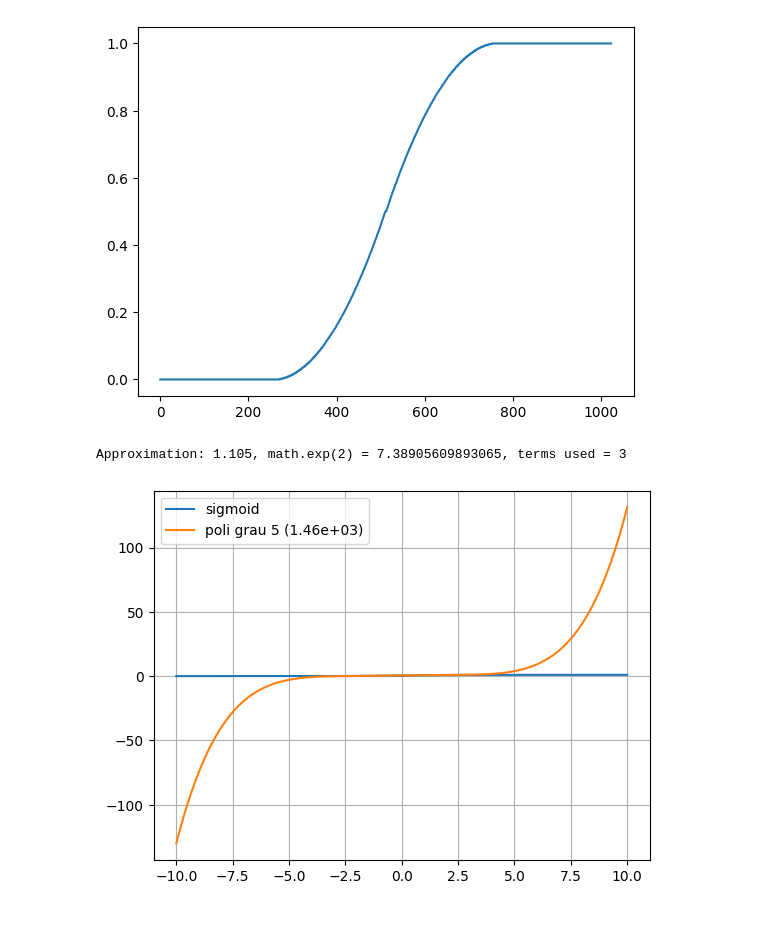
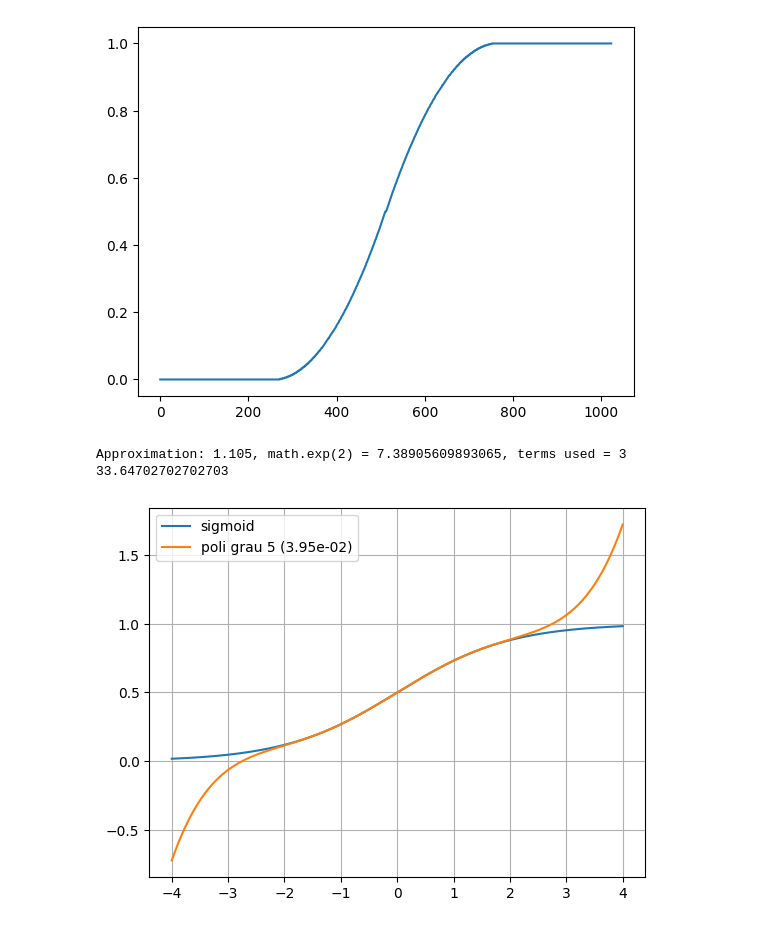
Before and after one commit to radc/hwsigmoid_lascas2026, a Jupyter notebook: notebooks/silu.ipynb, the cells around one changed output. Drawn from its saved outputs; the diff is of its cells as text; code cells hidden in the pictures.

```diff
--- a/notebooks/silu.ipynb
+++ b/notebooks/silu.ipynb
@@ -168,38 +168,35 @@ def exp_taylor(x, tol=1e-6):
 approx, terms = exp_taylor(0.1, tol=1e-3)
 print(f"Approximation: {approx}, math.exp(2) = {math.exp(2)}, terms used = {terms}")
 
-# sum_terms = 0
-# xs = np.arange(1.5, 2, 0.01)   # values from -2 to 2 with step 0.01
-# for x in xs:
-#     approx, terms = exp_taylor(x, tol=1e-7)
-#     sum_terms += terms
-# print(sum_terms / len(xs))
+sum_terms = 0
+xs = np.arange(1.5, 4, 0.01)   # values from -2 to 2 with step 0.01
+for x in xs:4
+    approx, terms = exp_taylor(x, tol=1e-3)
+    sum_terms += terms
+print(sum_terms / len(xs))
 # %% [output]
 Approximation: 1.105, math.exp(2) = 7.38905609893065, terms used = 3
+33.64702702702703
 # %%
-z = np.arange(-10, 10, 0.0001)
+z = np.arange(-4, 4, 0.0001)
 
 sig = 1 / (1 + np.power(np.e,-z))
 
 p1 = 0.22568*z+0.5
 p3 = -0.01655*np.power(z,3)+0.24807*z+0.5
 p5 = 0.001484*np.power(z,5)-0.02027*np.power(z,3)+0.24986*z+0.5
 
 
 
 plt.plot(z,sig, label="sigmoid")
 # plt.plot(z,p1, label="poli grau 1")
 # plt.plot(z,p3, label="poli grau 3")
 
 mse = np.mean((sig - p5) ** 2)
 plt.plot(z,p5, label=f"poli grau 5 ({mse:.2e})")
 
 
-
-
-
 plt.legend()
-
 plt.grid()
 # %% [output]
-[figure, old version]
+[figure, new version]
```
Also changed, not shown: parts of 4 cells of this notebook.
